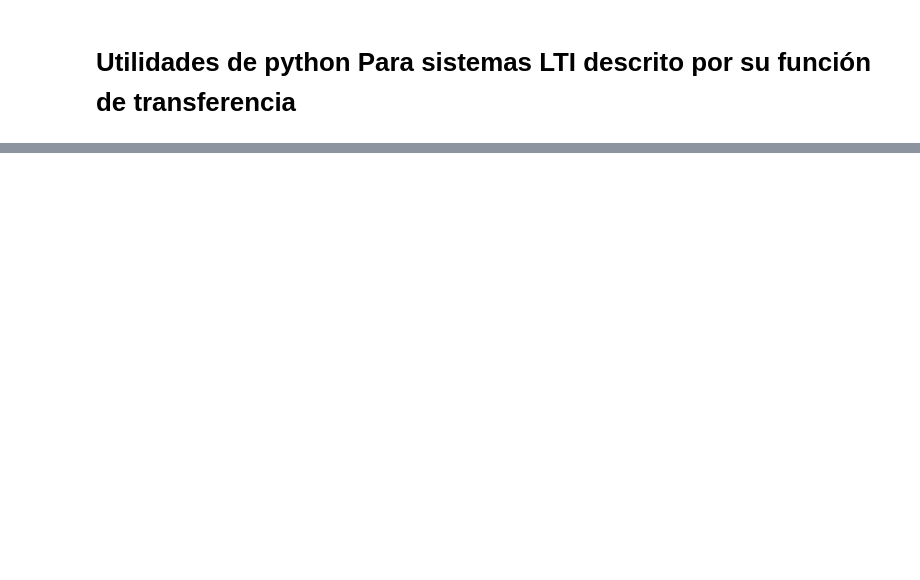
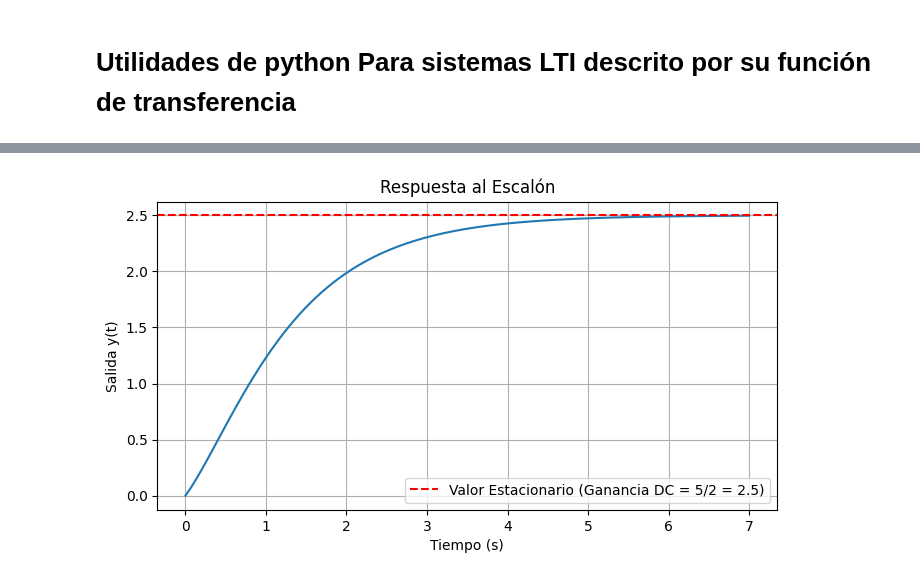
Before and after one commit to ASyS-utn-frm/python, a Jupyter notebook: TP4_FFT_y_sistemas_LTI.ipynb, the cells around one changed output, grey strips where cells are left out. Cells and saved outputs as stored; diff of their text form; code cells hidden in the pictures; blank space fills up the shorter version.

```diff
--- a/TP4_FFT_y_sistemas_LTI.ipynb
+++ b/TP4_FFT_y_sistemas_LTI.ipynb
@@ -278,0 +395,16 @@ Ejercicio 3. Crear el sistema del ejercicio de gabinete 5b y obtener:
+# %%
+# Calcular la respuesta al escalón
+t_esc, y_escalon = sistema.step()
+
+# Graficar
+plt.figure(figsize=(8, 4))
+plt.plot(t_esc, y_escalon)
+plt.xlabel('Tiempo (s)')
+plt.ylabel('Salida y(t)')
+plt.title('Respuesta al Escalón')
+plt.axhline(y=2.5, color='r', linestyle='--', label='Valor Estacionario (Ganancia DC = 5/2 = 2.5)') # Ganancia DC = H(s=0)
+plt.legend()
+plt.grid(True)
+plt.show()
+# %% [output]
+[figure, added]
```
Also changed, not shown: parts of 73 cells of this notebook, 1 other file.
